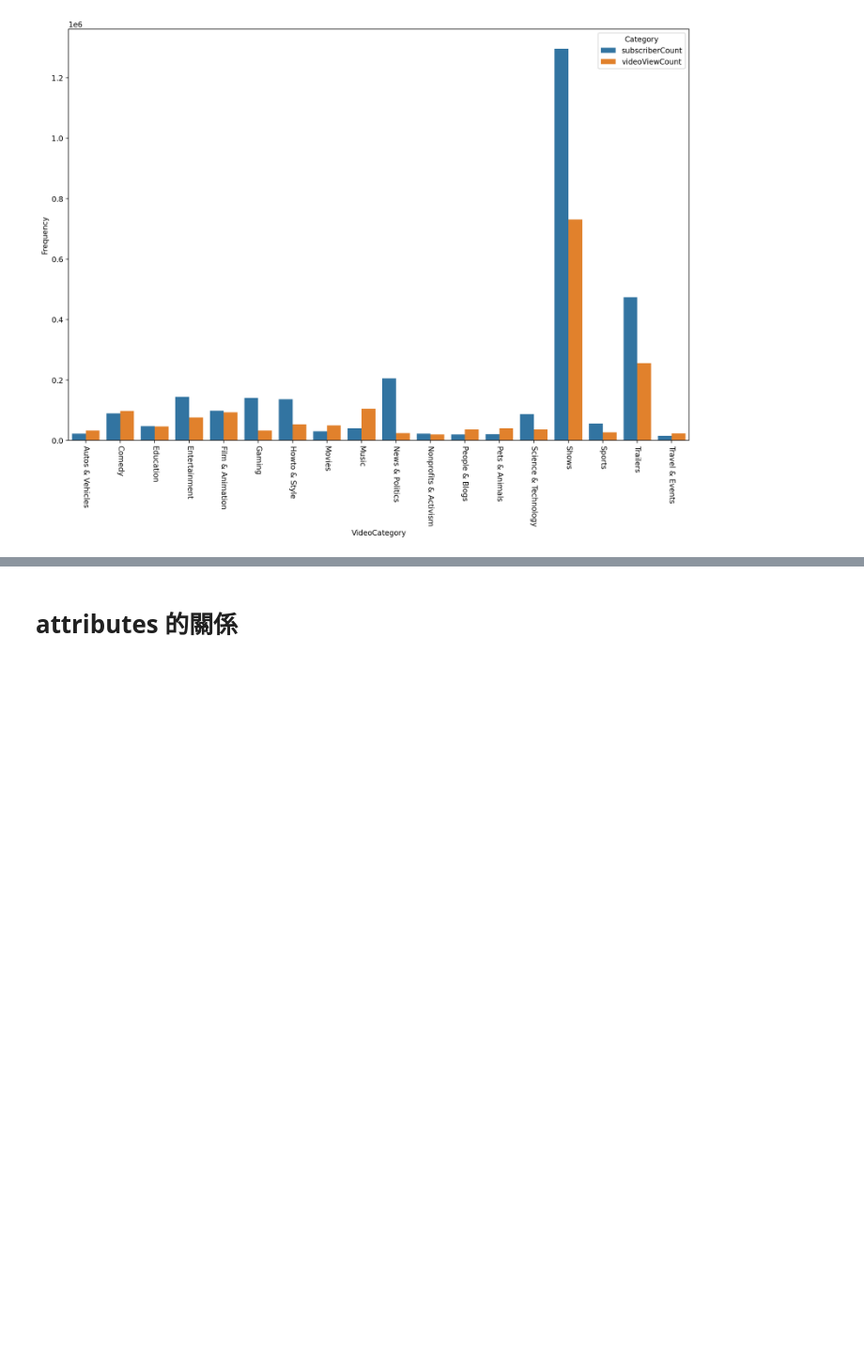
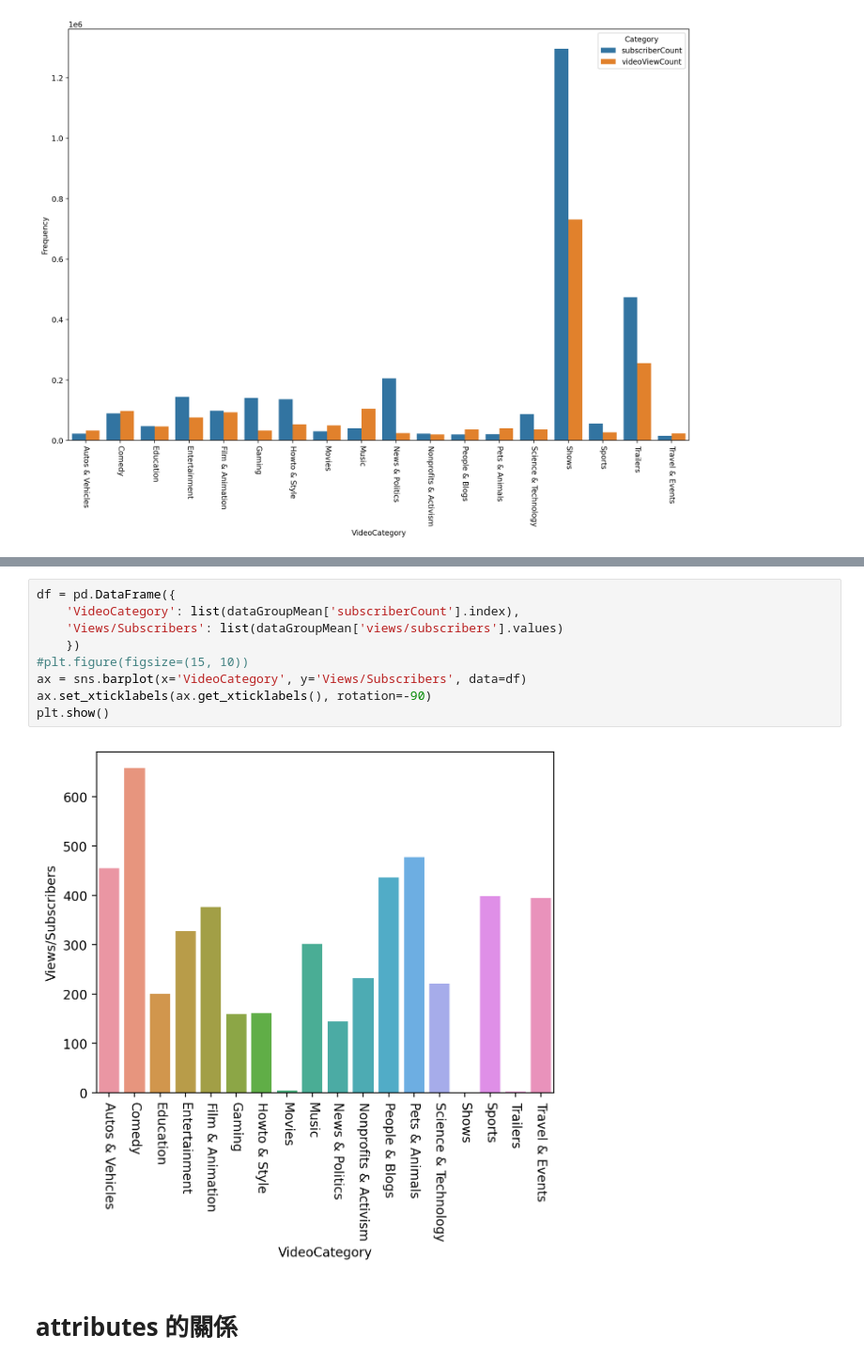
Before and after one commit to larrylai19/1111-DataMining-Final, a Jupyter notebook: Untitled.ipynb, the cells around one changed output, grey strips where cells are left out. Shown at 94% size. Cells and saved outputs as stored; diff of their text form; blank space fills up the shorter version.

```diff
--- a/Untitled.ipynb
+++ b/Untitled.ipynb
@@ -107,3 +128,14 @@ plt.show()
+# %%
+df = pd.DataFrame({
+    'VideoCategory': list(dataGroupMean['subscriberCount'].index),
+    'Views/Subscribers': list(dataGroupMean['views/subscribers'].values)
+    })
+#plt.figure(figsize=(15, 10))
+ax = sns.barplot(x='VideoCategory', y='Views/Subscribers', data=df)
+ax.set_xticklabels(ax.get_xticklabels(), rotation=-90)
+plt.show()
+# %% [output]
+[figure, added]
 # %% [markdown]
 # attributes 的關係
 # %%
```
Also changed, not shown: parts of 1 cell of this notebook, 1 other file.
